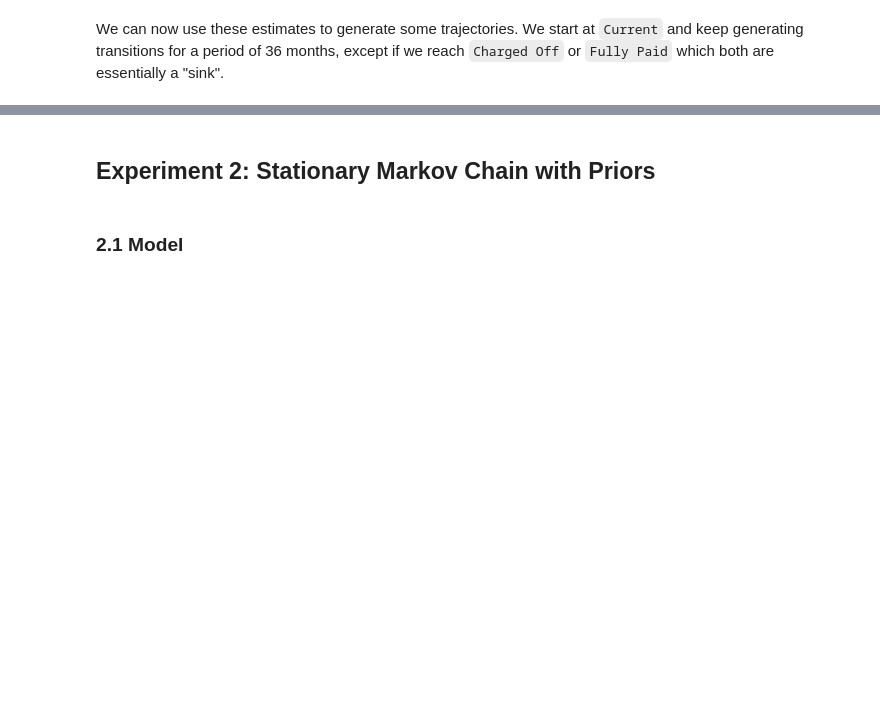
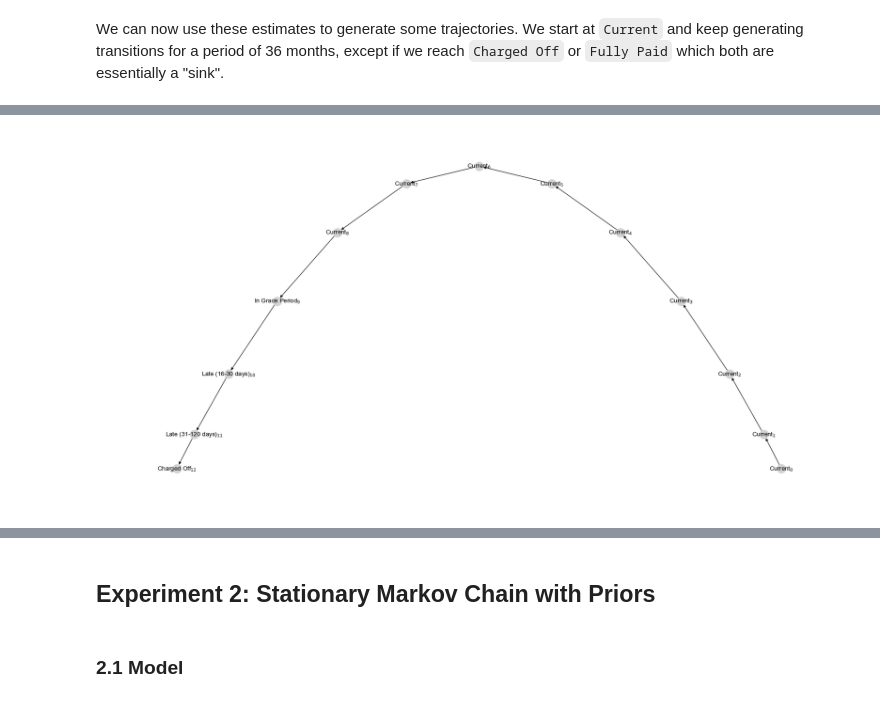
Before and after one commit to basilvetas/lending-club-analysis, a Jupyter notebook: final-project/final-notebook.ipynb, the cells around one changed output, grey strips where cells are left out. Cells and saved outputs as stored; diff of their text form; code cells hidden in the pictures; blank space fills up the shorter version.

```diff
--- a/final-project/final-notebook.ipynb
+++ b/final-project/final-notebook.ipynb
@@ -154,0 +182,4 @@ By sampling, we can see limitations of the model itself, for example:
+# %%
+graph_trajectory(sample_mle(mle))
+# %% [output]
+[figure, added]
```
Also changed, not shown: parts of 33 cells of this notebook, 3 other files.
